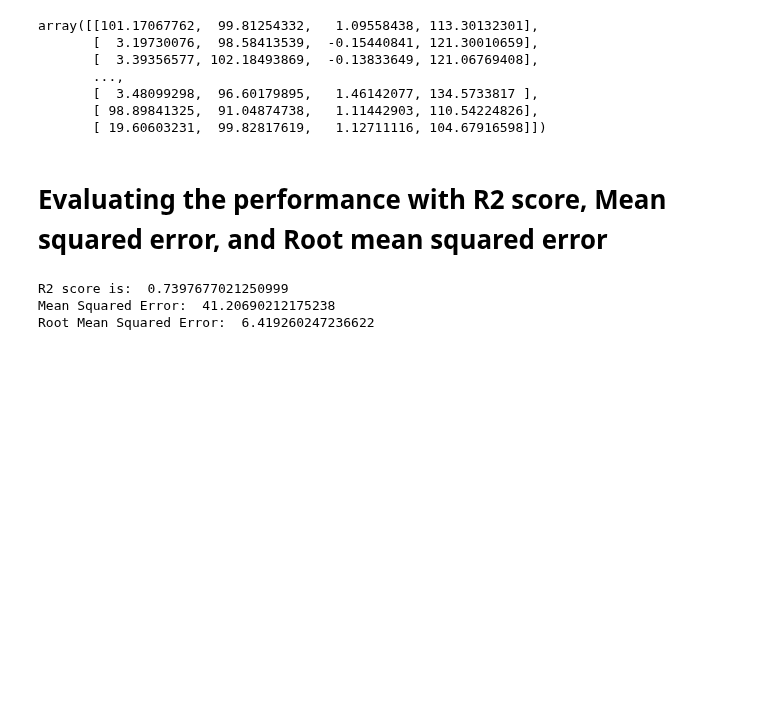
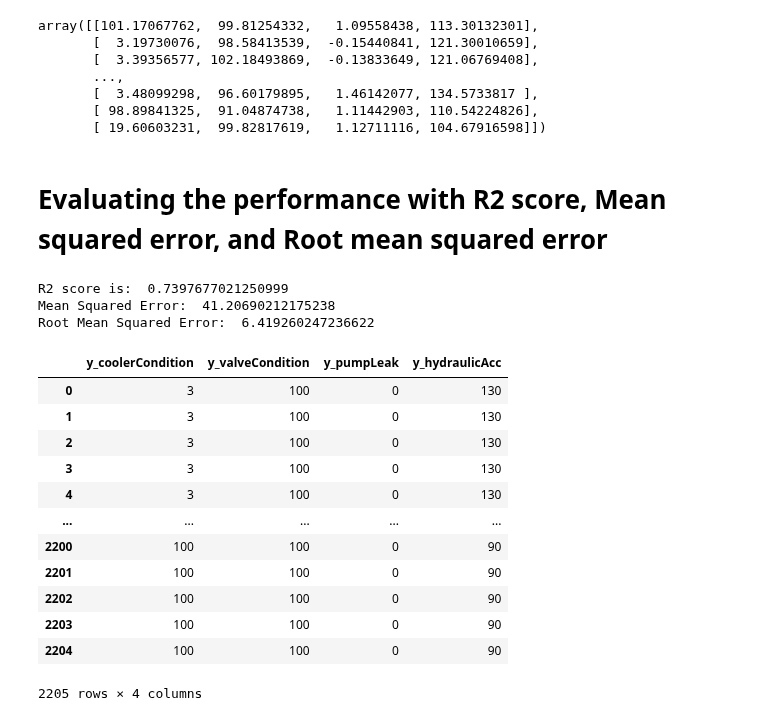
Before and after one commit to ajaykofficial/Machine-Learning, a Jupyter notebook: Condition Monitoring of Hydraulic System/Linear_Regression.ipynb, the cells around one changed output. Cells and saved outputs as stored; diff of their text form; code cells hidden in the pictures; blank space fills up the shorter version.

Commit message:
Code for y_flag

```diff
--- a/Condition Monitoring of Hydraulic System/Linear_Regression.ipynb
+++ b/Condition Monitoring of Hydraulic System/Linear_Regression.ipynb
@@ -172,3 +172,22 @@ print("Root Mean Squared Error: ", np.sqrt(mean_squared_error(y_test,y_pred)))
 R2 score is:  0.7397677021250999
 Mean Squared Error:  41.20690212175238
 Root Mean Squared Error:  6.419260247236622
+# %%
+X1 = df[['y_coolerCondition', 'y_valveCondition', 'y_pumpLeak', 'y_hydraulicAcc']]
+y1 = df[['y_stableFlag']]
+# %%
+X1
+# %% [output]
+|  | y_coolerCondition | y_valveCondition | y_pumpLeak | y_hydraulicAcc |
+| 0 | 3 | 100 | 0 | 130 |
+| 1 | 3 | 100 | 0 | 130 |
+| 2 | 3 | 100 | 0 | 130 |
+| 3 | 3 | 100 | 0 | 130 |
+| 4 | 3 | 100 | 0 | 130 |
+| ... | ... | ... | ... | ... |
+| 2200 | 100 | 100 | 0 | 90 |
+| 2201 | 100 | 100 | 0 | 90 |
+| 2202 | 100 | 100 | 0 | 90 |
+| 2203 | 100 | 100 | 0 | 90 |
+| 2204 | 100 | 100 | 0 | 90 |
+2205 rows × 4 columns
```
Also changed, not shown: parts of 9 cells of this notebook.
